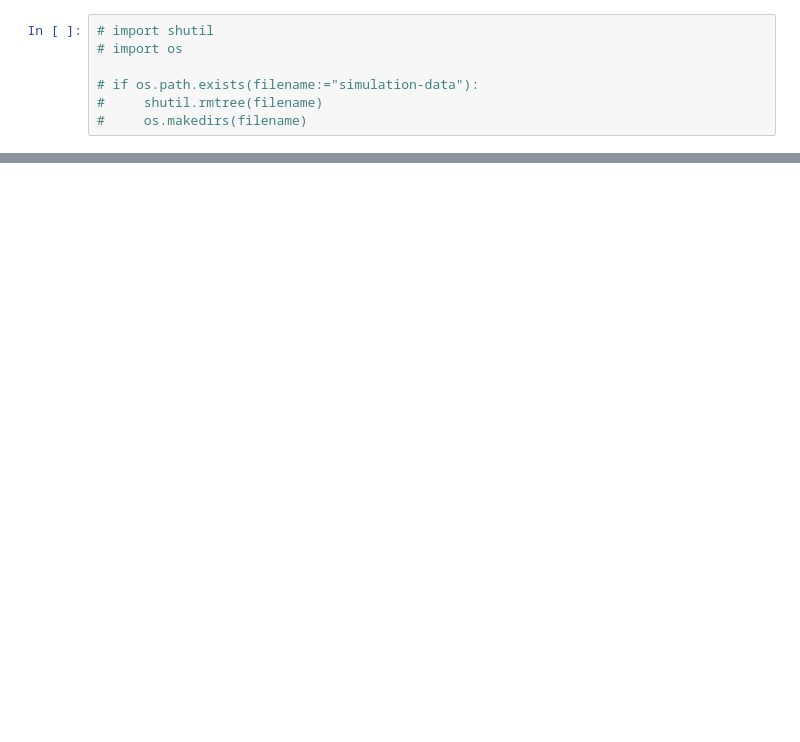
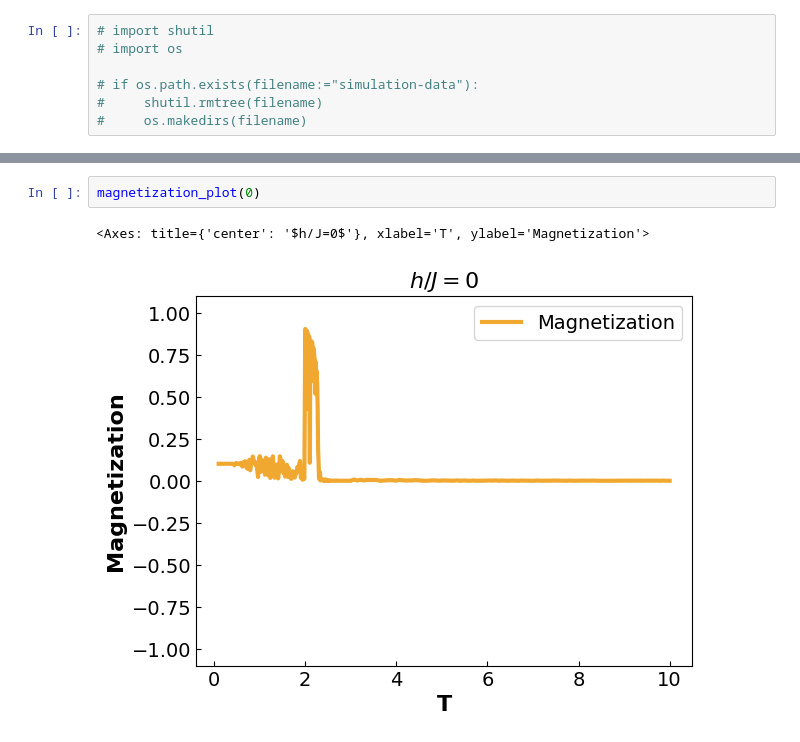
Before and after one commit to pjbruijne/2WH30-Pedestrians, a Jupyter notebook: data_farm.ipynb, the cells around one changed output, grey strips where cells are left out. Saved outputs shown, nothing was run; the diff lists cells and outputs as text; blank space fills up the shorter version.

Commit message:
setup the data farm and plotting functions

```diff
--- a/data_farm.ipynb
+++ b/data_farm.ipynb
@@ -24,2 +116,7 @@ lattices = checkerboard.simulate(
+# %%
+magnetization_plot(0)
+# %% [output]
+<Axes: title={'center': '$h/J=0$'}, xlabel='T', ylabel='Magnetization'>
+[figure, added]
 # %%
 # save_lattices_data(np.arange(10),1,1)
```
Also changed, not shown: parts of 9 cells of this notebook, 2 other files.
